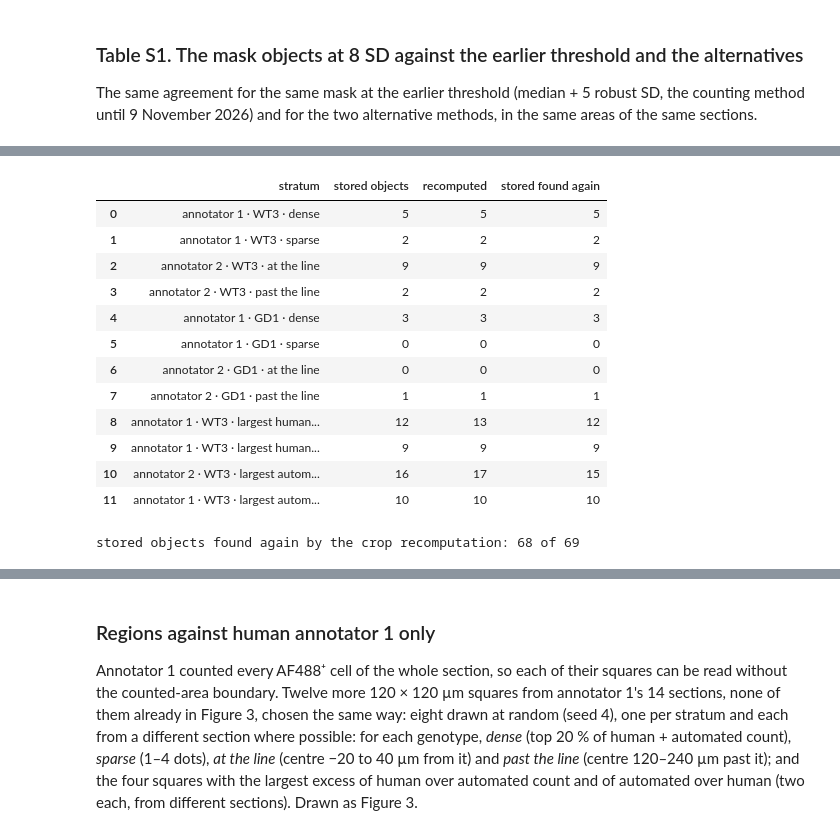
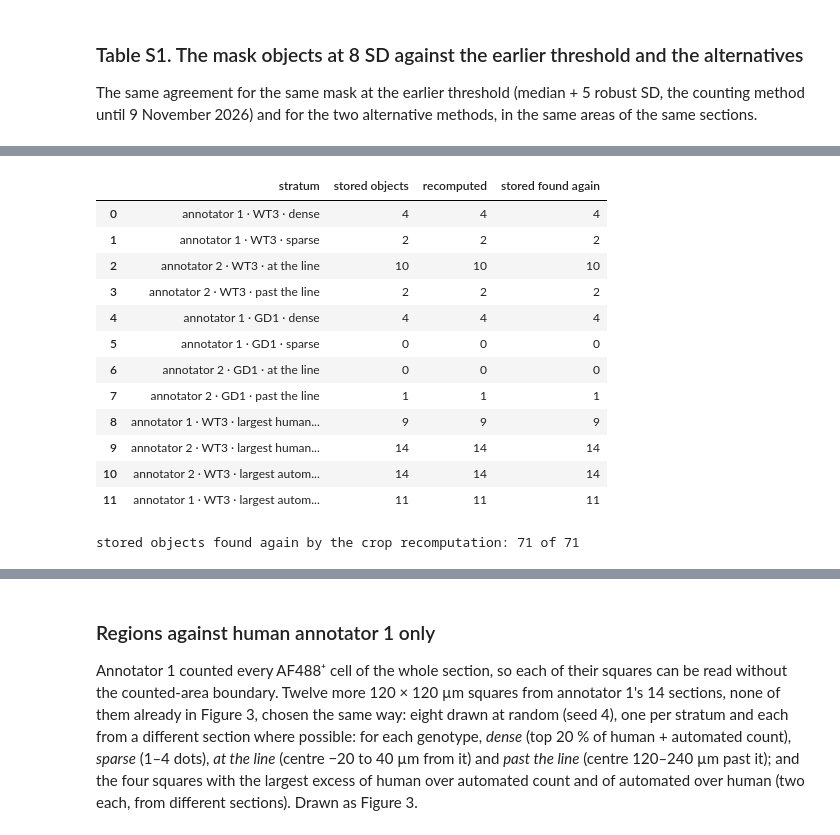
Before and after one commit to daggermaster3000/ARGUS, a Jupyter notebook: notebooks/official_analysis/01_validation.ipynb, the cells around one changed output, grey strips where cells are left out. Drawn from its saved outputs; the diff is of its cells as text; code cells hidden in the pictures.

```diff
--- a/notebooks/official_analysis/01_validation.ipynb
+++ b/notebooks/official_analysis/01_validation.ipynb
@@ -720,9 +720,8 @@ def roi_masks(name, centres):
 
     Same steps and the section's own threshold as af488_masks.py: AF488 (maximum-intensity projection over z) smoothed,
     its 20 µm Gaussian background taken away, cut at the stored median + 8 SD, inside the tissue (from the
-    nuclear stain read at 1/8 over the whole section, as there) or the section outline widened 10 µm
-    (section_outline.near_outline, af488_masks.py version 3), small objects removed, small holes filled, objects outside
-    the section dropped."""
+    section outline widened 10 µm, as there: section_outline.near_outline, af488_masks.py version 4), small objects
+    removed, small holes filled, objects outside the section dropped."""
     info, summary = section_info(name), json.loads((MASKS / name / "summary.json").read_text(encoding="utf-8"))
     voxel, threshold = summary["voxel_um"], summary["thresholds"][METHOD_MASK]
     height, width = info["shape_yx"]
@@ -743,7 +742,7 @@ def roi_masks(name, centres):
             plane = ja._plane(af488, (slice(y0, y1), slice(x0, x1))).astype(np.float32)
             rows = np.clip(np.arange(y0, y1) // NUCLEAR_STEP, 0, tissue_small.shape[0] - 1)
             cols = np.clip(np.arange(x0, x1) // NUCLEAR_STEP, 0, tissue_small.shape[1] - 1)
-            tissue = tissue_small[rows][:, cols] | section_outline.near_outline(section, np.arange(y0, y1), np.arange(x0, x1))
+            tissue = section_outline.near_outline(section, np.arange(y0, y1), np.arange(x0, x1))   # outline + 10 µm (version 4)
             smooth = ndimage.gaussian_filter(plane, cv.SMOOTH_UM / voxel)
             signal = smooth - cv.local_background(smooth, cv.BACKGROUND_UM / voxel)
             mask = (signal > threshold) & tissue
@@ -758,46 +757,46 @@ def roi_masks(name, centres):
     finally:
         loaders.release(path)
     return out
 
 
 RESULTS = {}     # gallery region (row of `rois`) → its crop, recomputed objects and corner
 for name, group in rois.groupby("name", sort=False):
     RESULTS.update(zip(group.index, roi_masks(name, group[["cy", "cx"]].to_numpy())))
 
 
 def inside(points, roi):
     return ((points[:, 0] >= roi["cy"] - ROI_UM / 2) & (points[:, 0] < roi["cy"] + ROI_UM / 2)
             & (points[:, 1] >= roi["cx"] - ROI_UM / 2) & (points[:, 1] < roi["cx"] + ROI_UM / 2))
 
 
 # Check: the recomputed objects are the stored ones (centroids within 1.5 µm), in each square.
 check = []
 for index, roi in rois.iterrows():
     stored = mask_objects(roi["name"])[["y", "x"]].to_numpy(float)
     mine = RESULTS[index]["centroids_um"]
     stored, mine = stored[inside(stored, roi)], mine[inside(mine, roi)]
     near_mine = cKDTree(mine).query(stored)[0] if len(mine) else np.full(len(stored), np.inf)
     check.append({"stratum": roi["stratum"], "stored objects": len(stored), "recomputed": len(mine),
                   "stored found again": int((near_mine <= 1.5).sum())})
 check = pd.DataFrame(check)
 display(check)
 print(f"stored objects found again by the crop recomputation: {check['stored found again'].sum()} of "
       f"{check['stored objects'].sum()}")
 # %% [output]
 |  | stratum | stored objects | recomputed | stored found again |
-| 0 | annotator 1 · WT3 · dense | 5 | 5 | 5 |
+| 0 | annotator 1 · WT3 · dense | 4 | 4 | 4 |
 | 1 | annotator 1 · WT3 · sparse | 2 | 2 | 2 |
-| 2 | annotator 2 · WT3 · at the line | 9 | 9 | 9 |
+| 2 | annotator 2 · WT3 · at the line | 10 | 10 | 10 |
 | 3 | annotator 2 · WT3 · past the line | 2 | 2 | 2 |
-| 4 | annotator 1 · GD1 · dense | 3 | 3 | 3 |
+| 4 | annotator 1 · GD1 · dense | 4 | 4 | 4 |
 | 5 | annotator 1 · GD1 · sparse | 0 | 0 | 0 |
 | 6 | annotator 2 · GD1 · at the line | 0 | 0 | 0 |
 | 7 | annotator 2 · GD1 · past the line | 1 | 1 | 1 |
-| 8 | annotator 1 · WT3 · largest human... | 12 | 13 | 12 |
-| 9 | annotator 1 · WT3 · largest human... | 9 | 9 | 9 |
-| 10 | annotator 2 · WT3 · largest autom... | 16 | 17 | 15 |
-| 11 | annotator 1 · WT3 · largest autom... | 10 | 10 | 10 |
+| 8 | annotator 1 · WT3 · largest human... | 9 | 9 | 9 |
+| 9 | annotator 2 · WT3 · largest human... | 14 | 14 | 14 |
+| 10 | annotator 2 · WT3 · largest autom... | 14 | 14 | 14 |
+| 11 | annotator 1 · WT3 · largest autom... | 11 | 11 | 11 |
-stored objects found again by the crop recomputation: 68 of 69
+stored objects found again by the crop recomputation: 71 of 71
 # %%
 def outline_rgba(labels, keep):
     """White outlines of the counted objects, grey outlines of those outside the counted area."""
```
Also changed, not shown: parts of 20 cells of this notebook, 9 other files.
